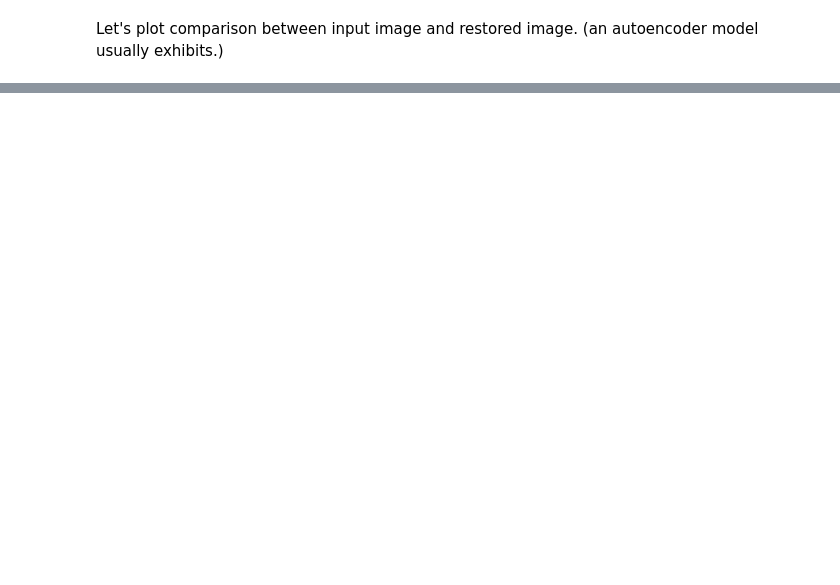
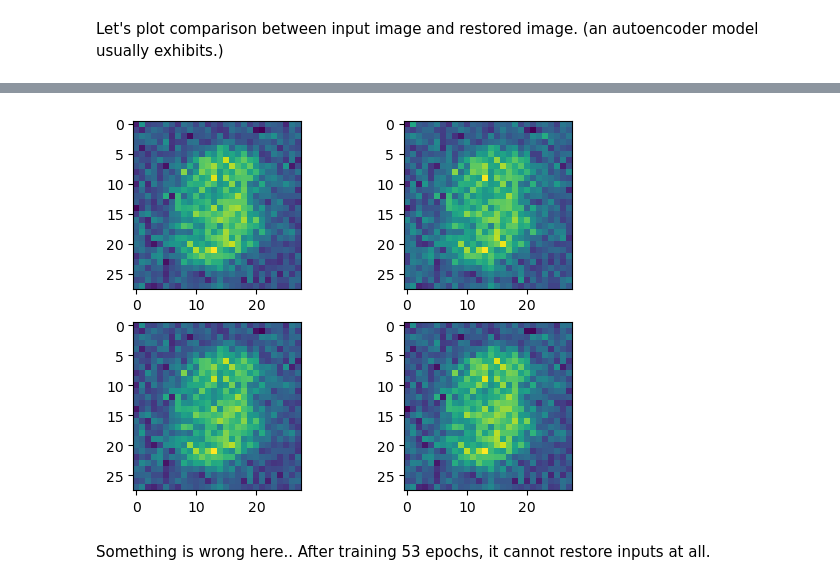
Before and after one commit to chhyyi/self-study, a Jupyter notebook: torch_vs_lightning/ex1.ipynb, the cells around one changed output, grey strips where cells are left out. Drawn from its saved outputs; the diff is of its cells as text; code cells hidden in the pictures; blank space fills up the shorter version.

```diff
--- a/torch_vs_lightning/ex1.ipynb
+++ b/torch_vs_lightning/ex1.ipynb
@@ -143,0 +268,3 @@ for i, subplot_index in enumerate([221, 222, 223, 224]):
+# %%
+loss_fn = nn.MSELoss() #on lightning, just nn.functional.mse_loss() was used. It seems like nn.MSELoss() returns nn.functional.mse_loss
+optimizer = torch.optim.SGD(model.parameters(), lr = 1e-3)
@@ -143,0 +307,20 @@ for i, subplot_index in enumerate([221, 222, 223, 224]):
+# %%
+def test(dataloader, model, loss_fn):
+    size = len(dataloader.dataset)
+    num_batches = len(dataloader)
+    model.eval()
+    test_loss = 0
+    with torch.no_grad():
+        for X, y in dataloader:
+            X, y = X.to(device), y.to(device)
+            pred = model(X)
+            test_loss += loss_fn(pred, X).item()
+    test_loss /= num_batches
+    print(f"Test Error: \n Avg loss: {test_loss:>8f} \n")
+# %%
+epochs = 53
+for t in range(epochs):
+    print(f"Epoch {t+1}\n-------------------------------")
+    train(train_dataloader, model, loss_fn, optimizer)
+    test(test_dataloader, model, loss_fn)
+print("Done!")
@@ -143,0 +363,13 @@ for i, subplot_index in enumerate([221, 222, 223, 224]):
+# %%
+output = model(X.cuda())
+gen_imgs = output.cpu().detach().view(4,28,28).numpy()
+
+#plot restored images
+plt.figure()
+for i, subplot_index in enumerate([221, 222, 223, 224]):
+    plt.subplot(subplot_index)
+    plt.imshow(gen_imgs[i])
+# %% [output]
+[figure, added]
+# %% [markdown]
+Something is wrong here.. After training 53 epochs, it cannot restore inputs at all.
```
Also changed, not shown: parts of 21 cells of this notebook.
